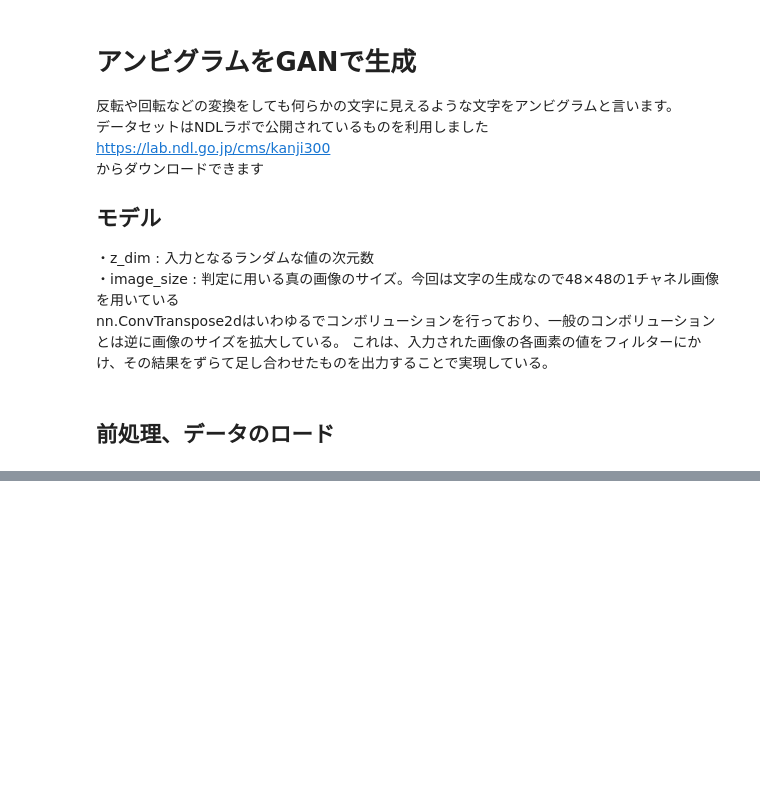
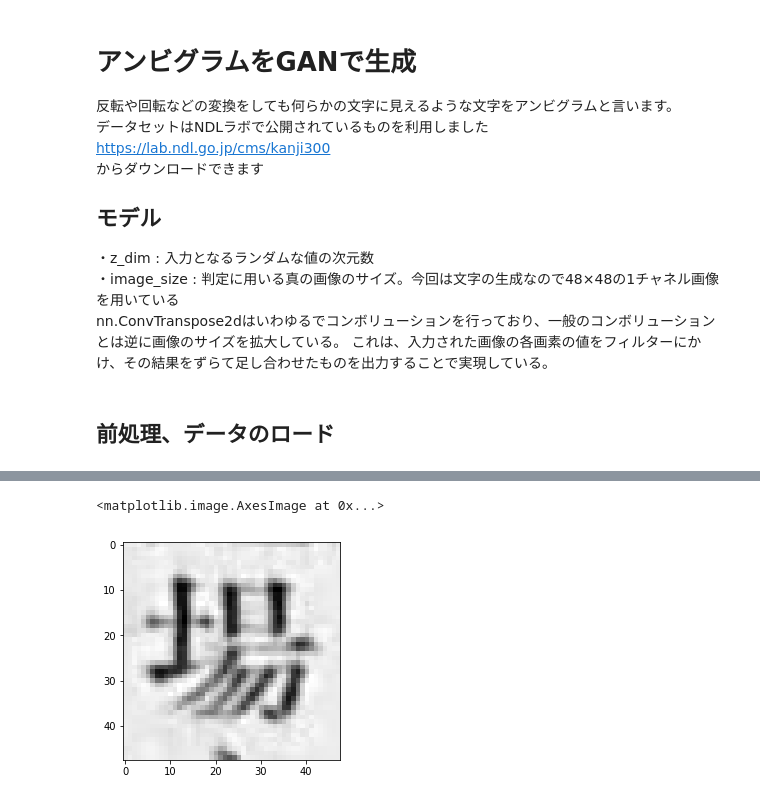
Before and after one commit to tig0826/ambigram_GAN, a Jupyter notebook: ambigram.ipynb, the cells around one changed output, grey strips where cells are left out. Cells and saved outputs as stored; diff of their text form; code cells hidden in the pictures; blank space fills up the shorter version.

```diff
--- a/ambigram.ipynb
+++ b/ambigram.ipynb
@@ -236,3 +259,13 @@ def train_model(G, D, dataloader, num_epochs, batch_size = 10):
+# %%
+path_list = list((p/"kanji300").glob("U*"))
+path1 = path_list[12]
+path2 = path_list[11]
+img1 = Image.open(list(path1.glob("*"))[0])
+img2 = Image.open(list(path2.glob("*"))[0])
+plt.imshow(img2)
+# %% [output]
+<matplotlib.image.AxesImage at 0x...>
+[figure, added]
 # %%
 G = Generator()
 D = Discriminator()
```
Also changed, not shown: parts of 9 cells of this notebook.
